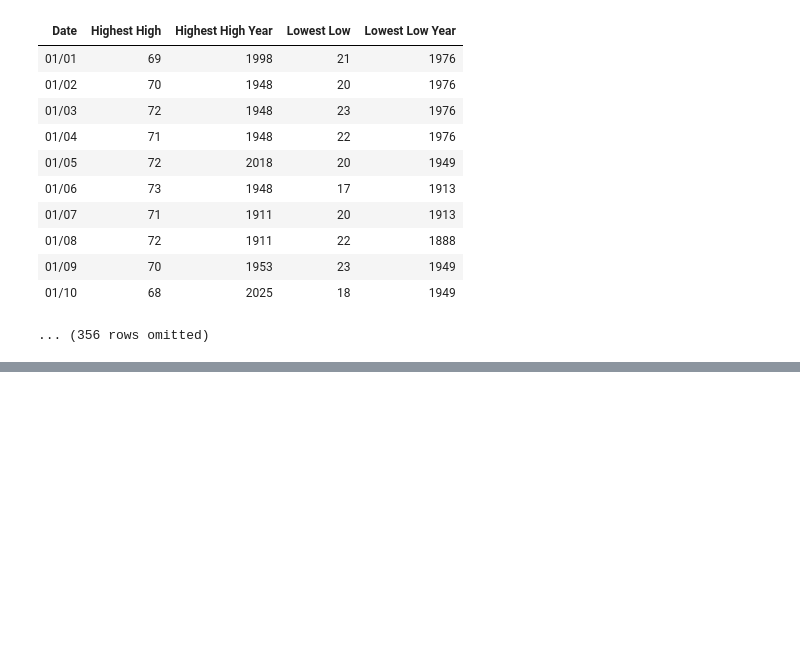
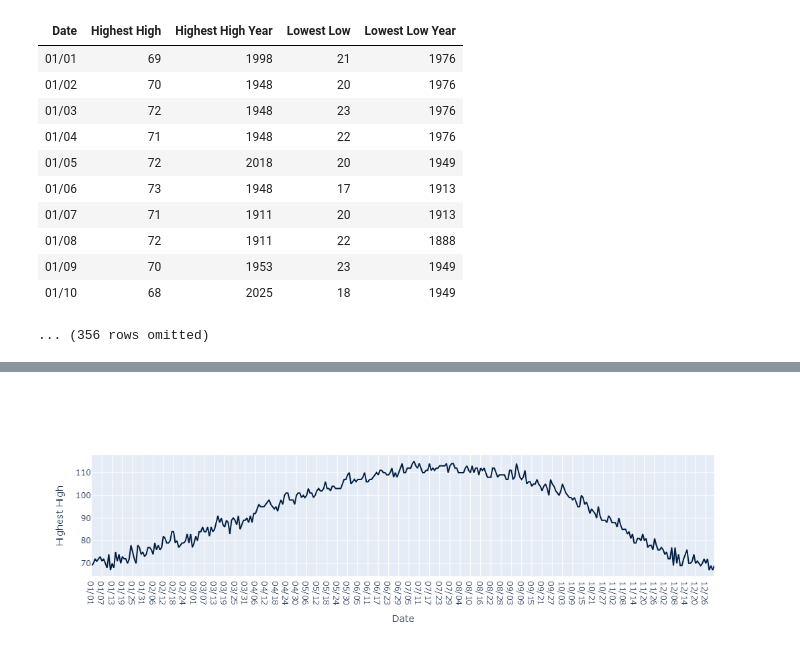
Before and after one commit to lawtonsclass/s26-code-from-class, a Jupyter notebook: data8/ch07.ipynb, the cells around one changed output, grey strips where cells are left out. Saved outputs shown, nothing was run; the diff lists cells and outputs as text; code cells hidden in the pictures; blank space fills up the shorter version.

```diff
--- a/data8/ch07.ipynb
+++ b/data8/ch07.ipynb
@@ -104,0 +111,4 @@ temps
+# %%
+temps.plot('Date', 'Highest High')
+# %% [output]
+[figure, added]
```
Also changed, not shown: parts of 14 cells of this notebook.
